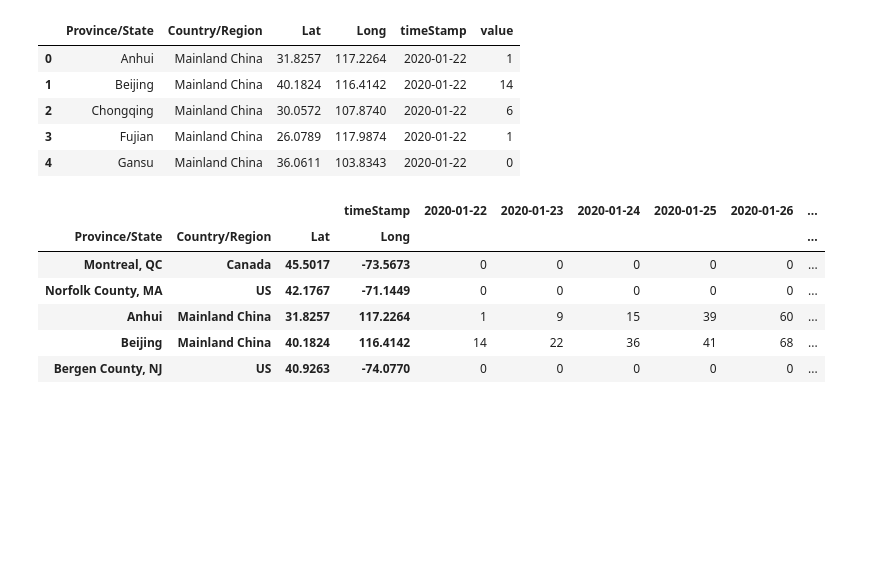
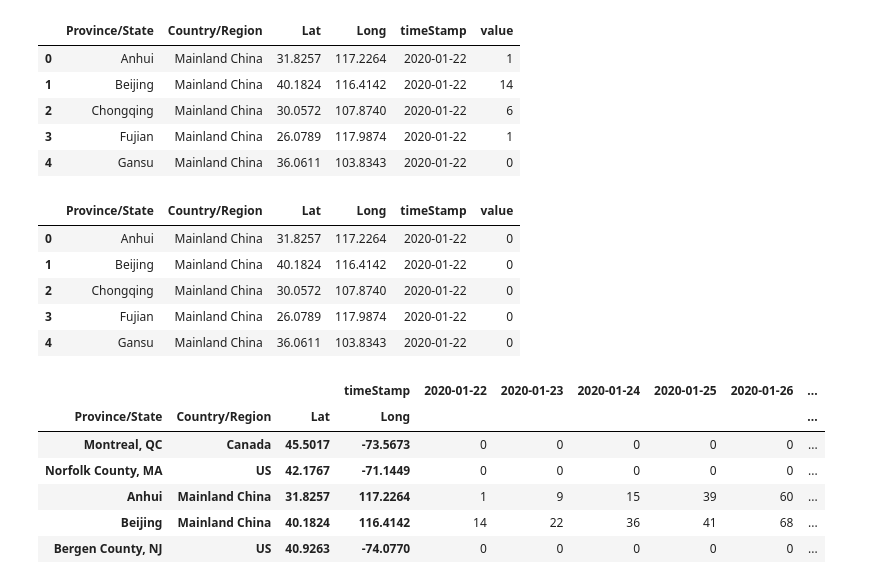
Before and after one commit to mchirico/COVID-19, a Jupyter notebook: COVID_19.ipynb, the cells around one changed output. Saved outputs shown, nothing was run; the diff lists cells and outputs as text; code cells hidden in the pictures; blank space fills up the shorter version.

```diff
--- a/COVID_19.ipynb
+++ b/COVID_19.ipynb
@@ -86,6 +100,19 @@ m.head()
 | 2 | Chongqing | Mainland China | 30.0572 | 107.8740 | 2020-01-22 | 6 |
 | 3 | Fujian | Mainland China | 26.0789 | 117.9874 | 2020-01-22 | 1 |
 | 4 | Gansu | Mainland China | 36.0611 | 103.8343 | 2020-01-22 | 0 |
+# %%
+# deaths
+mt=pd.melt(dt, id_vars=['Province/State', 'Country/Region', 'Lat', 'Long'], value_vars=d.columns[4::])
+mt.columns = ['Province/State', 'Country/Region', 'Lat', 'Long', 'timeStamp', 'value']
+mt['timeStamp'] = mt['timeStamp'].apply(lambda x: datetime.strptime(x,'%m/%d/%y'))
+mt.head()
+# %% [output]
+|  | Province/State | Country/Region | Lat | Long | timeStamp | value |
+| 0 | Anhui | Mainland China | 31.8257 | 117.2264 | 2020-01-22 | 0 |
+| 1 | Beijing | Mainland China | 40.1824 | 116.4142 | 2020-01-22 | 0 |
+| 2 | Chongqing | Mainland China | 30.0572 | 107.8740 | 2020-01-22 | 0 |
+| 3 | Fujian | Mainland China | 26.0789 | 117.9874 | 2020-01-22 | 0 |
+| 4 | Gansu | Mainland China | 36.0611 | 103.8343 | 2020-01-22 | 0 |
 # %%
 n=pd.pivot_table(m, values='value', index=['Province/State', 'Country/Region', 'Lat', 'Long'],
                     columns=['timeStamp'], aggfunc=np.sum)
```
Also changed, not shown: parts of 6 cells of this notebook.
